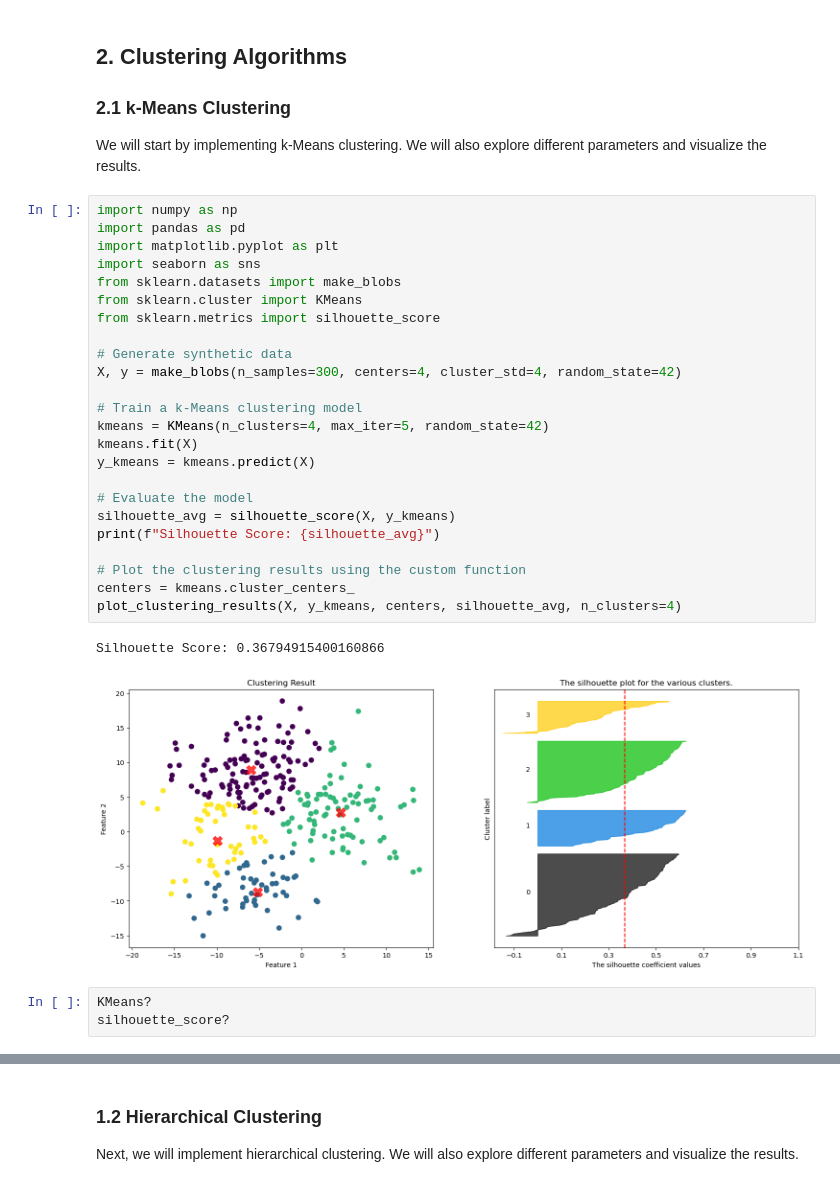
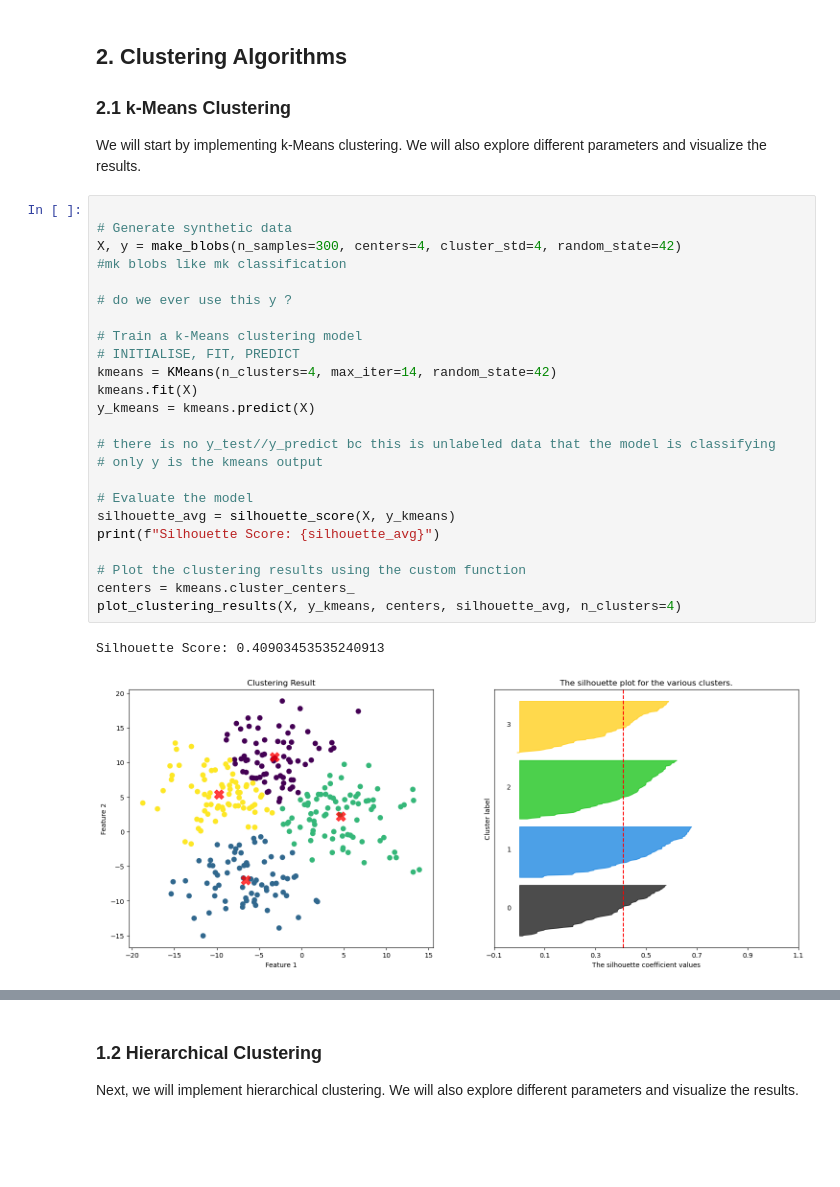
Before and after one commit to txx99/ML-AI, a Jupyter notebook: Unsupervised Labs/Lab5.ipynb, the cells around one changed output, grey strips where cells are left out. Saved outputs shown, nothing was run; the diff lists cells and outputs as text; blank space fills up the shorter version.

```diff
--- a/Unsupervised Labs/Lab5.ipynb
+++ b/Unsupervised Labs/Lab5.ipynb
@@ -147,32 +153,29 @@ def plot_clustering_results(X, labels, centers, silhouette_avg, n_clusters=4):
 
 We will start by implementing k-Means clustering. We will also explore different parameters and visualize the results.
 # %%
-import numpy as np
-import pandas as pd
-import matplotlib.pyplot as plt
-import seaborn as sns
-from sklearn.datasets import make_blobs
-from sklearn.cluster import KMeans
-from sklearn.metrics import silhouette_score
 
 # Generate synthetic data
 X, y = make_blobs(n_samples=300, centers=4, cluster_std=4, random_state=42)
+#mk blobs like mk classification
+
+# do we ever use this y ?
 
 # Train a k-Means clustering model
-kmeans = KMeans(n_clusters=4, max_iter=5, random_state=42)
+# INITIALISE, FIT, PREDICT
+kmeans = KMeans(n_clusters=4, max_iter=14, random_state=42)
 kmeans.fit(X)
 y_kmeans = kmeans.predict(X)
+
+# there is no y_test//y_predict bc this is unlabeled data that the model is classifying
+# only y is the kmeans output
 
 # Evaluate the model
 silhouette_avg = silhouette_score(X, y_kmeans)
 print(f"Silhouette Score: {silhouette_avg}")
 
 # Plot the clustering results using the custom function
 centers = kmeans.cluster_centers_
 plot_clustering_results(X, y_kmeans, centers, silhouette_avg, n_clusters=4)
 # %% [output]
-Silhouette Score: 0.36794915400160866
+Silhouette Score: 0.40903453535240913
-[figure, old version]
+[figure, new version]
-# %%
-KMeans?
-silhouette_score?
```
Also changed, not shown: parts of 17 cells of this notebook, 6 other files.
